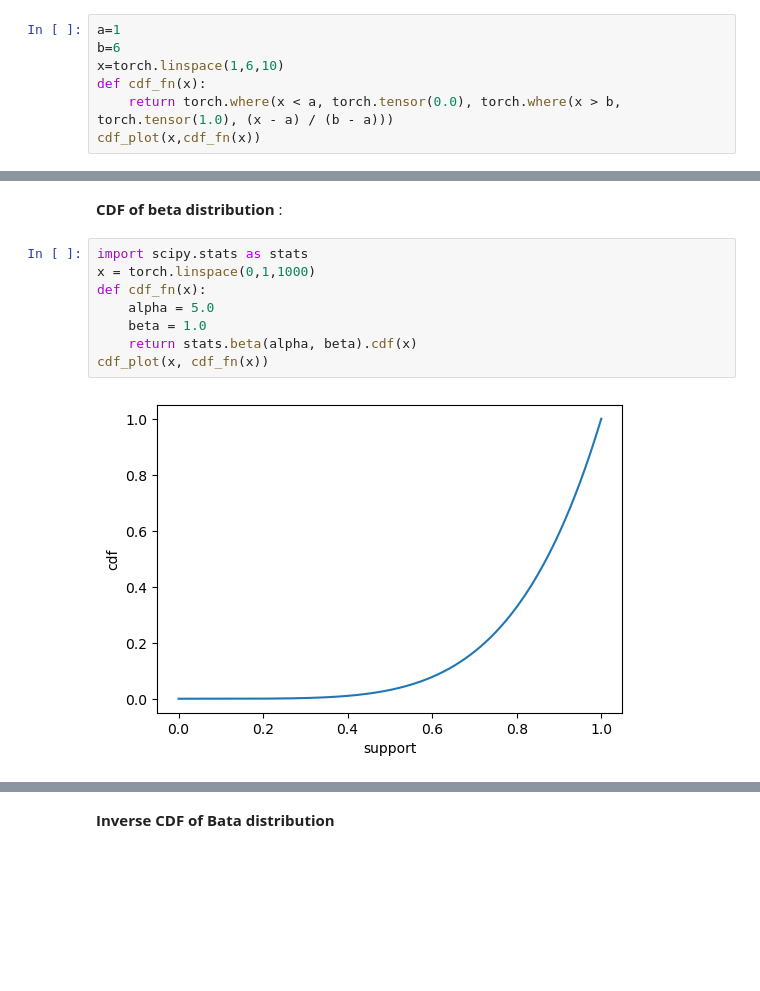
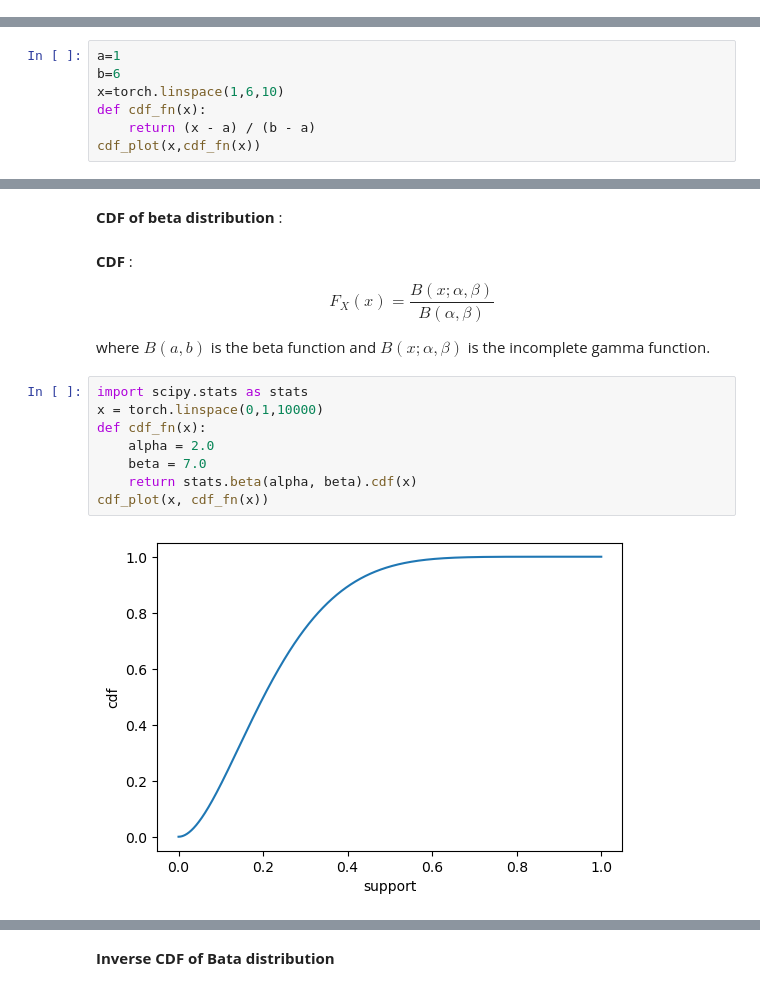
Before and after one commit to rishabh-mondal/blog, a Jupyter notebook: Sampling_distributions.ipynb, the cells around one changed output, grey strips where cells are left out. Drawn from its saved outputs; the diff is of its cells as text; blank space fills up the shorter version.

```diff
--- a/Sampling_distributions.ipynb
+++ b/Sampling_distributions.ipynb
@@ -126,7 +97,0 @@ pmf_plot(x,pmf_fn(x))
-# %%
-a=1
-b=6
-x=torch.linspace(1,6,10)
-def cdf_fn(x):
-    return torch.where(x < a, torch.tensor(0.0), torch.where(x > b, torch.tensor(1.0), (x - a) / (b - a)))
-cdf_plot(x,cdf_fn(x))
@@ -233,0 +220,7 @@ Text(0.5, 0, 'categories')
+# %%
+a=1
+b=6
+x=torch.linspace(1,6,10)
+def cdf_fn(x):
+    return (x - a) / (b - a)
+cdf_plot(x,cdf_fn(x))
@@ -320,13 +317,18 @@ pdf_plot(x,pdf_fn(x))
 [figure]
 # %% [markdown]
 ****CDF of beta distribution**** :
+# %% [markdown]
+****CDF**** :
+$$F_X(x) = \frac{B(x; \alpha, \beta)}{B(\alpha, \beta)}$$
+
+where ${B(a, b)}$ is the beta function and $B(x; \alpha, \beta)$ is the incomplete gamma function.
 # %%
 import scipy.stats as stats
-x = torch.linspace(0,1,1000)
+x = torch.linspace(0,1,10000)
 def cdf_fn(x):
-    alpha = 5.0
-    beta = 1.0
+    alpha = 2.0
+    beta = 7.0
     return stats.beta(alpha, beta).cdf(x)
 cdf_plot(x, cdf_fn(x))
 # %% [output]
-[figure, old version]
+[figure, new version]
```
Also changed, not shown: parts of 30 cells of this notebook.
